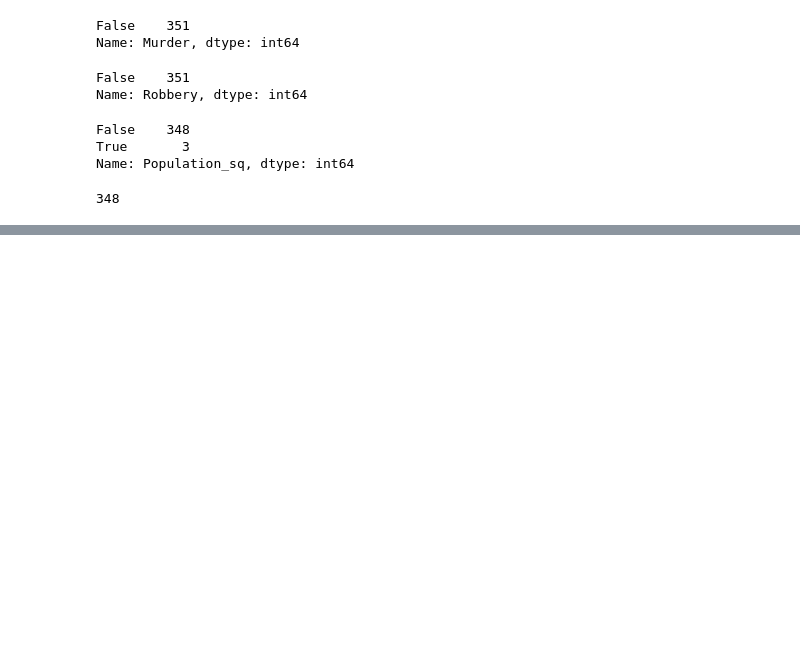
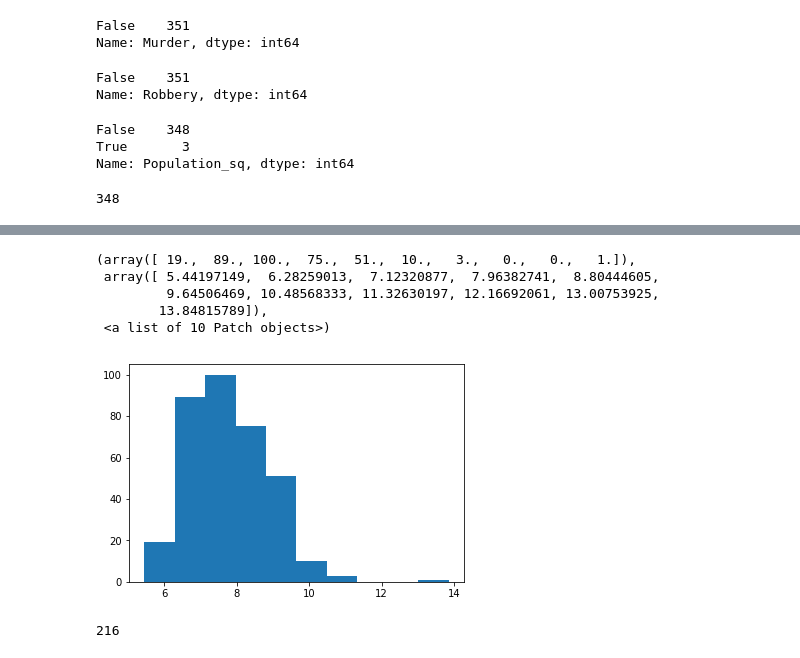
Before and after one commit to cbrackeen/Thinkful_Project, a Jupyter notebook: Crime Data Prep - Linear Regression.ipynb, the cells around one changed output, grey strips where cells are left out. Drawn from its saved outputs; the diff is of its cells as text; code cells hidden in the pictures; blank space fills up the shorter version.

```diff
--- a/Crime Data Prep - Linear Regression.ipynb
+++ b/Crime Data Prep - Linear Regression.ipynb
@@ -110,0 +144,4 @@ data_short = data_short.dropna()
+# %%
+data_short['Property_crime'] = data['Property\ncrime']
+# %%
+data_short['Larceny_by_pop'] = data['Larceny-\ntheft']/data['Population']
@@ -110,0 +171,13 @@ data_short = data_short.dropna()
+# %%
+plt.hist(data_short['Population_sq'])
+# %% [output]
+(array([ 19.,  89., 100.,  75.,  51.,  10.,   3.,   0.,   0.,   1.]),
+ array([ 5.44197149,  6.28259013,  7.12320877,  7.96382741,  8.80444605,
+         9.64506469, 10.48568333, 11.32630197, 12.16692061, 13.00753925,
+        13.84815789]),
+ <a list of 10 Patch objects>)
+[figure, added]
+# %%
+np.argmax(data_short['Population_sq'])
+# %% [output]
+216
```
Also changed, not shown: parts of 14 cells of this notebook.
